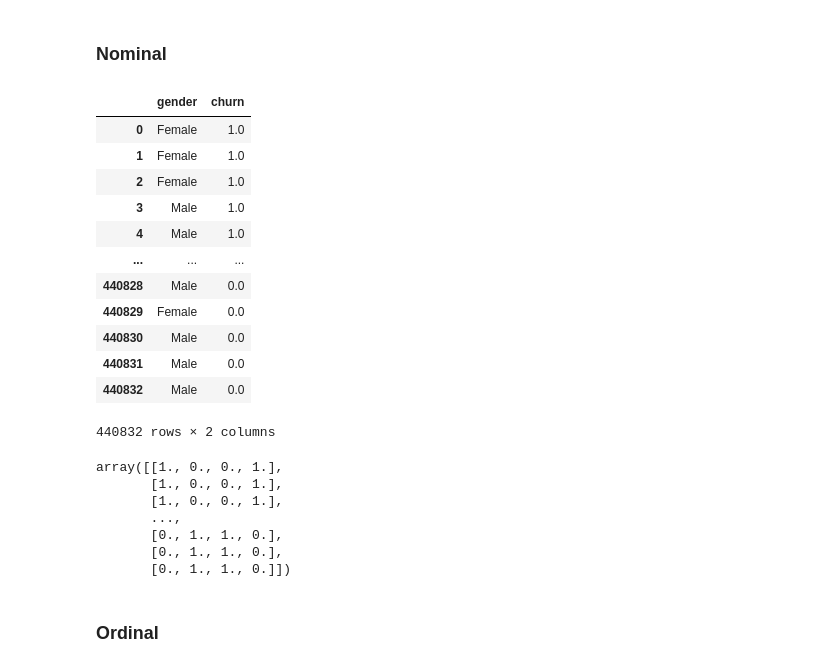
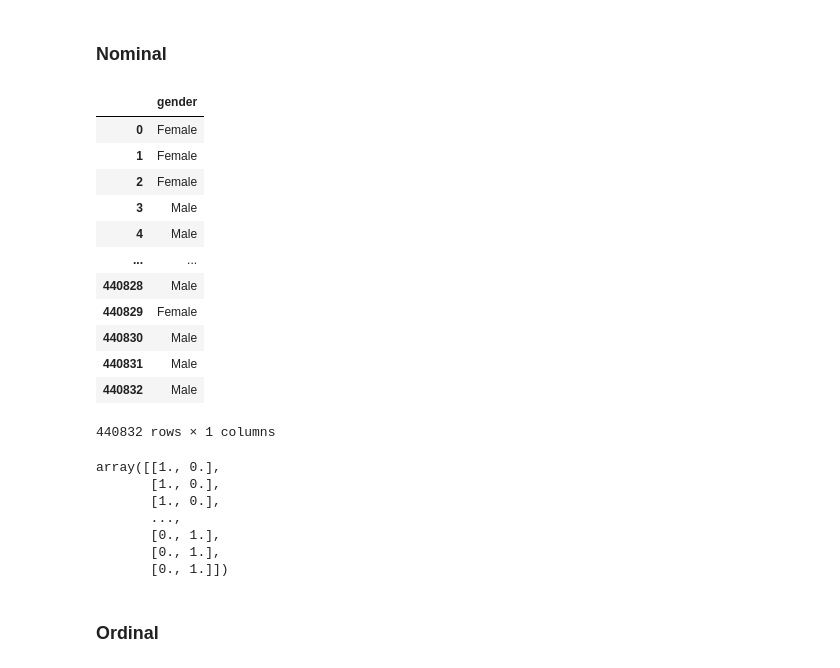
Before and after one commit to FTDS-assignment-bay/p2-final-project-ftds-033-rmt-group-002, a Jupyter notebook: model_clustering.ipynb, the cells around one changed output. Drawn from its saved outputs; the diff is of its cells as text; code cells hidden in the pictures.

```diff
--- a/model_clustering.ipynb
+++ b/model_clustering.ipynb
@@ -15,7 +17,10 @@ from sklearn.metrics import silhouette_score,silhouette_samples
 # %% [markdown]
 # Loading Data
 # %%
-df = pd.read_csv("dataset/clean_col_dataset.csv")
+# load csv
+df_ori = pd.read_csv("dataset/clean_customer_churn.csv")
+# %%
+df = df_ori.copy()
 # %%
 # check col names
 df.columns
@@ -144,8 +149,8 @@ column total_spend 0.0
 column last_interaction 0.0
 column churn 0.0
 # %%
-# drop customerid, last_interaction
-df_model = df_model.drop(columns=["customerid"])
+# drop customerid, churn
+df_model = df_model.drop(columns=["customerid", "churn"])
 # %%
 df_model.columns
 # %% [output]
@@ -179,3 +160,0 @@ df_model[df_model.isnull().any(axis=1)]
-# %%
-# drop missing value
-df_model = df_model.dropna()
@@ -338,23 +301,23 @@ array([[-0.7533263 ,  0.44875958, -0.21051068, ...,  0.60962048,
 ### Nominal
 # %%
 # nominal categoric cols
-cat_col_n = ["gender", "churn"]
+cat_col_n = ["gender"]
 df_model_cat_n = df_model[cat_col_n]
 df_model_cat_n
 # %% [output]
-|  | gender | churn |
-| 0 | Female | 1.0 |
-| 1 | Female | 1.0 |
-| 2 | Female | 1.0 |
-| 3 | Male | 1.0 |
-| 4 | Male | 1.0 |
-| ... | ... | ... |
-| 440828 | Male | 0.0 |
-| 440829 | Female | 0.0 |
-| 440830 | Male | 0.0 |
-| 440831 | Male | 0.0 |
-| 440832 | Male | 0.0 |
+|  | gender |
+| 0 | Female |
+| 1 | Female |
+| 2 | Female |
+| 3 | Male |
+| 4 | Male |
+| ... | ... |
+| 440828 | Male |
+| 440829 | Female |
+| 440830 | Male |
+| 440831 | Male |
+| 440832 | Male |
-440832 rows × 2 columns
+440832 rows × 1 columns
 # %%
 # init OneHotEncoder
 encoder_cat_n = OneHotEncoder()
@@ -364,13 +327,13 @@ df_model_cat_n_encoded = encoder_cat_n.fit_transform(df_model_cat_n).toarray()
 # %%
 df_model_cat_n_encoded
 # %% [output]
-array([[1., 0., 0., 1.],
-       [1., 0., 0., 1.],
-       [1., 0., 0., 1.],
+array([[1., 0.],
+       [1., 0.],
+       [1., 0.],
        ...,
-       [0., 1., 1., 0.],
-       [0., 1., 1., 0.],
-       [0., 1., 1., 0.]])
+       [0., 1.],
+       [0., 1.],
+       [0., 1.]])
 # %% [markdown]
 ### Ordinal
 # %%
```
Also changed, not shown: parts of 33 cells of this notebook, 7 other files.
